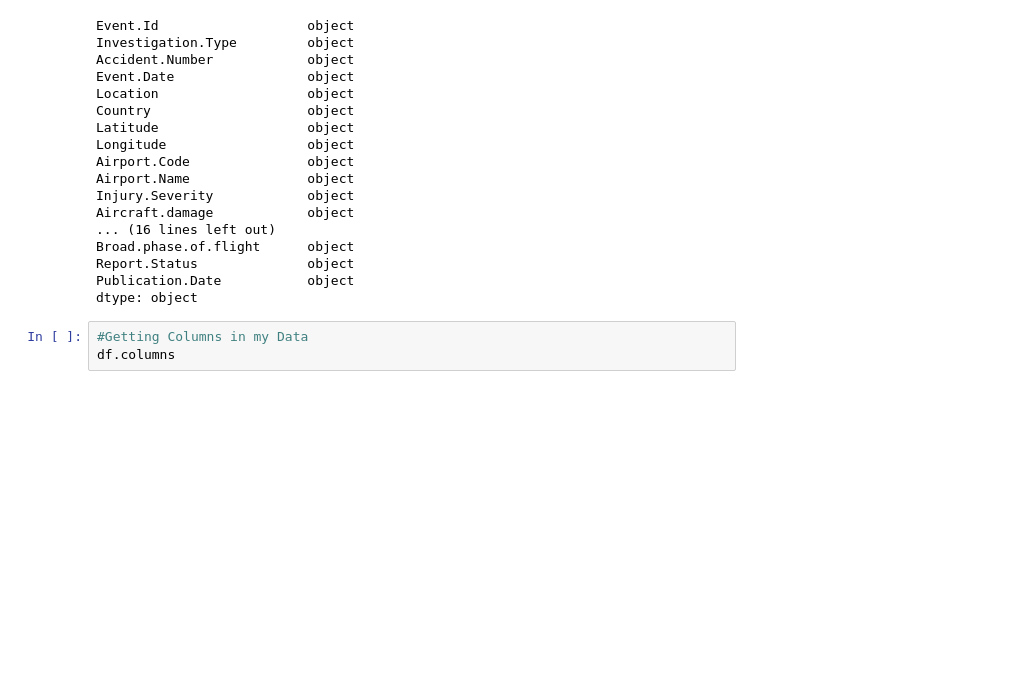
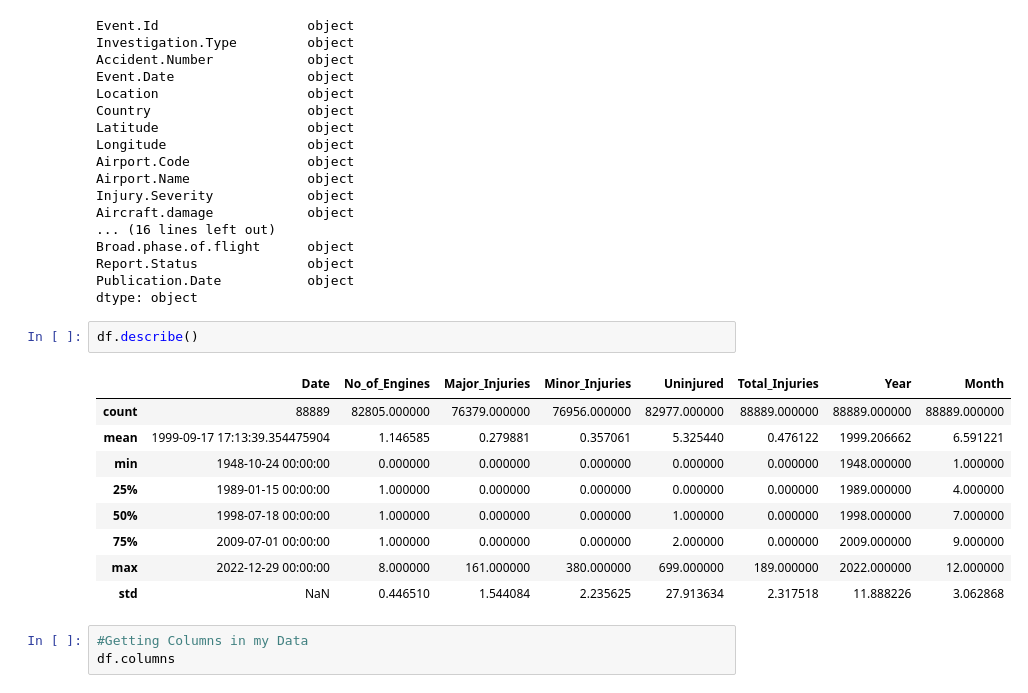
Before and after one commit to Mulwajoseph/Flight-Damage-Stats, a Jupyter notebook: joseph.ipynb, the cells around one changed output. Cells and saved outputs as stored; diff of their text form; blank space fills up the shorter version.

```diff
--- a/joseph.ipynb
+++ b/joseph.ipynb
@@ -82,6 +82,18 @@ Broad.phase.of.flight      object
 Report.Status              object
 Publication.Date           object
 dtype: object
+# %%
+df.describe()
+# %% [output]
+|  | Date | No_of_Engines | Major_Injuries | Minor_Injuries | Uninjured | Total_Injuries | Year | Month |
+| count | 88889 | 82805.000000 | 76379.000000 | 76956.000000 | 82977.000000 | 88889.000000 | 88889.000000 | 88889.000000 |
+| mean | 1999-09-17 17:13:39.354475904 | 1.146585 | 0.279881 | 0.357061 | 5.325440 | 0.476122 | 1999.206662 | 6.591221 |
+| min | 1948-10-24 00:00:00 | 0.000000 | 0.000000 | 0.000000 | 0.000000 | 0.000000 | 1948.000000 | 1.000000 |
+| 25% | 1989-01-15 00:00:00 | 1.000000 | 0.000000 | 0.000000 | 0.000000 | 0.000000 | 1989.000000 | 4.000000 |
+| 50% | 1998-07-18 00:00:00 | 1.000000 | 0.000000 | 0.000000 | 1.000000 | 0.000000 | 1998.000000 | 7.000000 |
+| 75% | 2009-07-01 00:00:00 | 1.000000 | 0.000000 | 0.000000 | 2.000000 | 0.000000 | 2009.000000 | 9.000000 |
+| max | 2022-12-29 00:00:00 | 8.000000 | 161.000000 | 380.000000 | 699.000000 | 189.000000 | 2022.000000 | 12.000000 |
+| std | NaN | 0.446510 | 1.544084 | 2.235625 | 27.913634 | 2.317518 | 11.888226 | 3.062868 |
 # %%
 #Getting Columns in my Data
 df.columns
```
Also changed, not shown: parts of 12 cells of this notebook.
